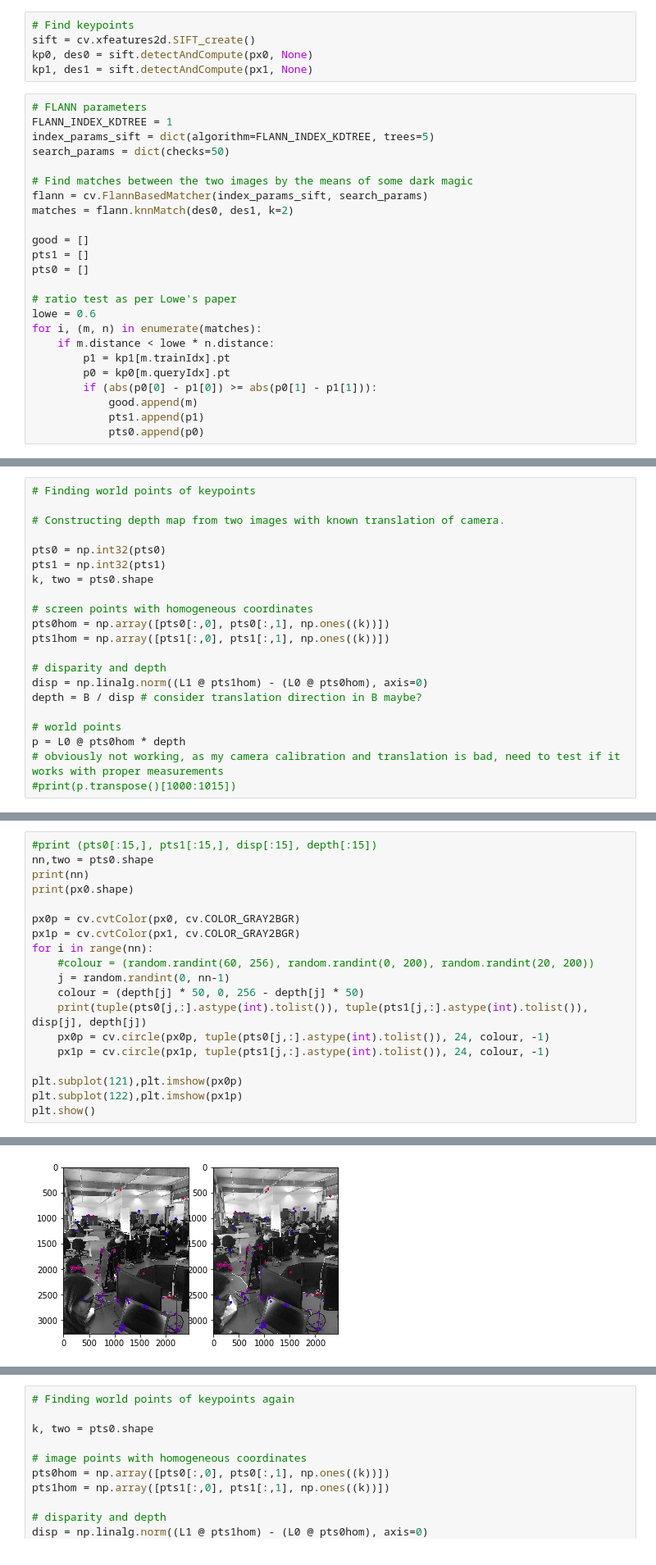
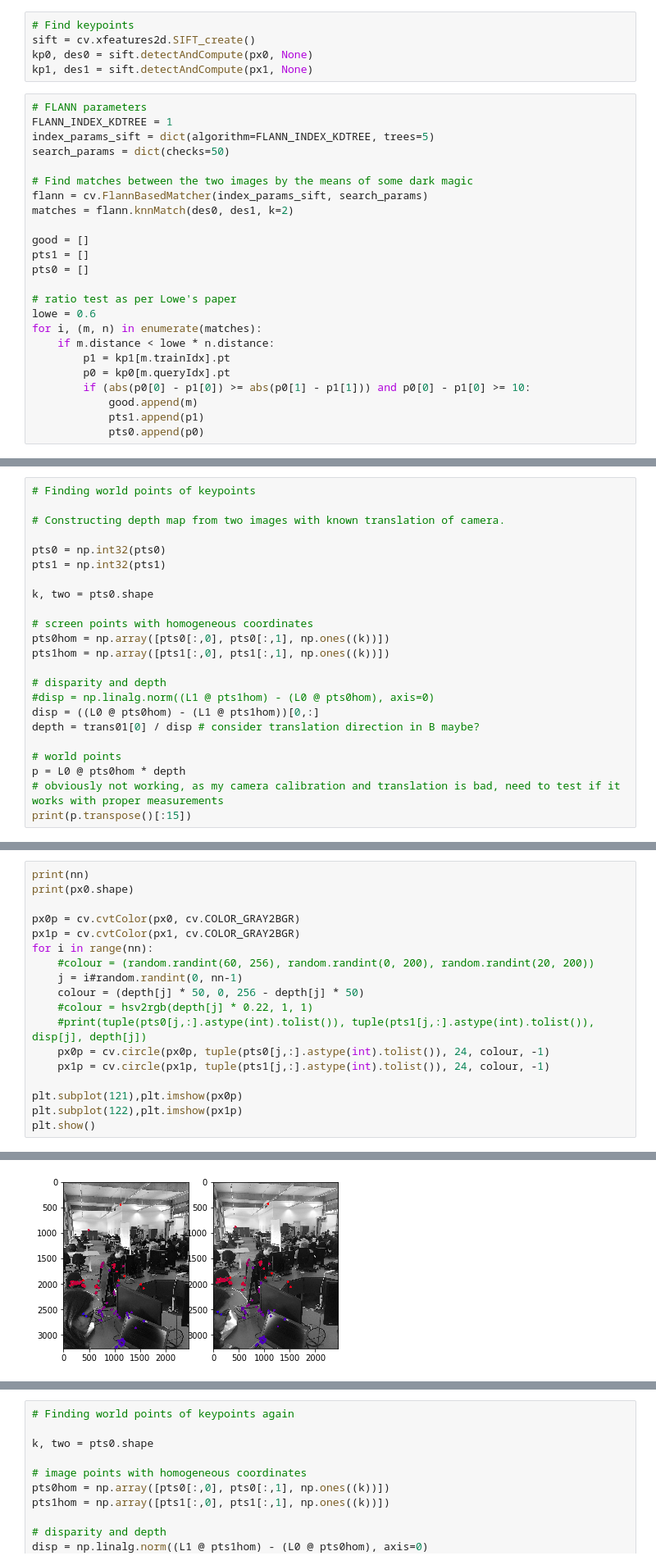
Before and after one commit to CSTOscar/AbsoluteObject3DMap, a Jupyter notebook: slam/CVSlam.ipynb, the cells around one changed output, grey strips where cells are left out. Shown at 82% size. Drawn from its saved outputs; the diff is of its cells as text.

```diff
--- a/slam/CVSlam.ipynb
+++ b/slam/CVSlam.ipynb
@@ -106,7 +149,7 @@ for i, (m, n) in enumerate(matches):
     if m.distance < lowe * n.distance:
         p1 = kp1[m.trainIdx].pt
         p0 = kp0[m.queryIdx].pt
-        if (abs(p0[0] - p1[0]) >= abs(p0[1] - p1[1])):
+        if (abs(p0[0] - p1[0]) >= abs(p0[1] - p1[1])) and p0[0] - p1[0] >= 10:
             good.append(m)
             pts1.append(p1)
             pts0.append(p0)
@@ -148,6 +191,7 @@ for i, (m, n) in enumerate(matches):
 
 pts0 = np.int32(pts0)
 pts1 = np.int32(pts1)
+
 k, two = pts0.shape
 
 # screen points with homogeneous coordinates
@@ -155,10 +199,11 @@ pts0hom = np.array([pts0[:,0], pts0[:,1], np.ones((k))])
 pts1hom = np.array([pts1[:,0], pts1[:,1], np.ones((k))])
 
 # disparity and depth
-disp = np.linalg.norm((L1 @ pts1hom) - (L0 @ pts0hom), axis=0)
-depth = B / disp # consider translation direction in B maybe?
+#disp = np.linalg.norm((L1 @ pts1hom) - (L0 @ pts0hom), axis=0)
+disp = ((L0 @ pts0hom) - (L1 @ pts1hom))[0,:]
+depth = trans01[0] / disp # consider translation direction in B maybe?
 
 # world points
 p = L0 @ pts0hom * depth
 # obviously not working, as my camera calibration and translation is bad, need to test if it works with proper measurements
-#print(p.transpose()[1000:1015])
+print(p.transpose()[:15])
@@ -165,6 +226,4 @@ p = L0 @ pts0hom * depth
 # %%
-#print (pts0[:15,], pts1[:15,], disp[:15], depth[:15])
-nn,two = pts0.shape
 print(nn)
 print(px0.shape)
 
@@ -172,9 +231,10 @@ px0p = cv.cvtColor(px0, cv.COLOR_GRAY2BGR)
 px1p = cv.cvtColor(px1, cv.COLOR_GRAY2BGR)
 for i in range(nn):
     #colour = (random.randint(60, 256), random.randint(0, 200), random.randint(20, 200))
-    j = random.randint(0, nn-1)
+    j = i#random.randint(0, nn-1)
     colour = (depth[j] * 50, 0, 256 - depth[j] * 50)
-    print(tuple(pts0[j,:].astype(int).tolist()), tuple(pts1[j,:].astype(int).tolist()), disp[j], depth[j])
+    #colour = hsv2rgb(depth[j] * 0.22, 1, 1)
+    #print(tuple(pts0[j,:].astype(int).tolist()), tuple(pts1[j,:].astype(int).tolist()), disp[j], depth[j])
     px0p = cv.circle(px0p, tuple(pts0[j,:].astype(int).tolist()), 24, colour, -1)
     px1p = cv.circle(px1p, tuple(pts1[j,:].astype(int).tolist()), 24, colour, -1)
 
@@ -202,4 +247,4 @@ plt.show()
-[figure, old version]
+[figure, new version]
 # %%
 # Trying to determine camera movement between images,
 xi0 = np.array([.0,.00,0.0,0.0,0.0,0.0])
```
Also changed, not shown: parts of 23 cells of this notebook.
